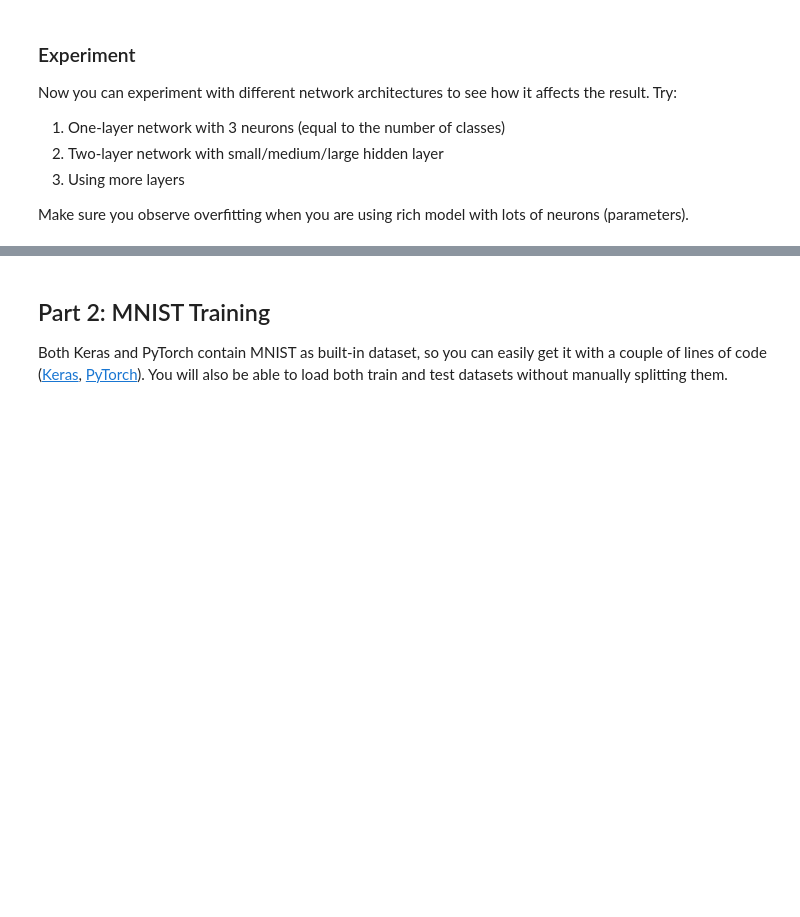
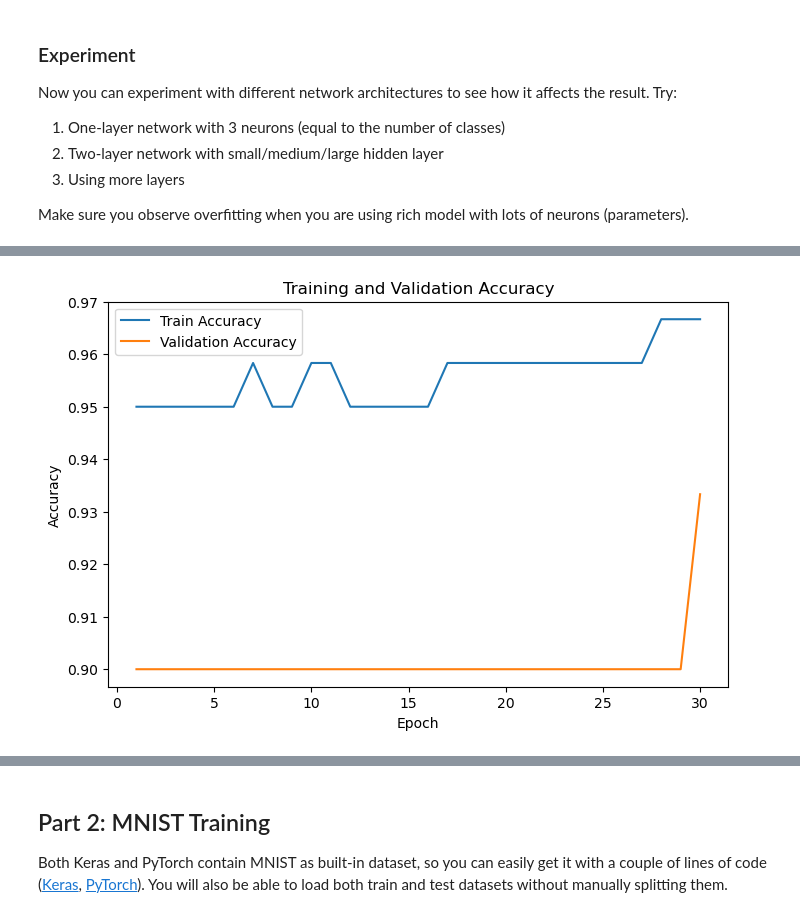
Before and after one commit to sunny-cq-wang/AI-For-Beginners, a Jupyter notebook: lessons/3-NeuralNetworks/05-Frameworks/lab/LabFrameworks.ipynb, the cells around one changed output, grey strips where cells are left out. Cells and saved outputs as stored; diff of their text form; code cells hidden in the pictures; blank space fills up the shorter version.

```diff
--- a/lessons/3-NeuralNetworks/05-Frameworks/lab/LabFrameworks.ipynb
+++ b/lessons/3-NeuralNetworks/05-Frameworks/lab/LabFrameworks.ipynb
@@ -84,0 +129,18 @@ Now you are ready to go, import your preferred framework, define the neural netw
+# %%
+# Train the network
+def train(model, loader, criterion, optimizer, epochs=20):
+    model.train() # sets model to training mode
+
+    for epoch in range(epochs):
+        total_loss = 0
+        for inputs, targets in loader:
+            optimizer.zero_grad()               # clear gradients
+            outputs = model(inputs)             # forward pass
+            loss = criterion(outputs, targets)  # compute loss
+            loss.backward()                     # backpropoagate
+            optimizer.step()                    # update weights
+
+            total_loss += loss.item()
+
+        avg_loss = total_loss / len(loader)
+        print(f"Epoch {epoch+1}, Loss: {avg_loss:.4f}")
@@ -95,0 +269,13 @@ Make sure you observe overfitting when you are using rich model with lots of neu
+# %%
+# Experiment 1
+class OneLayerNet(nn.Module):
+    def __init__(self):
+        super().__init__()
+        self.fc = nn.Linear(4, 3) # 4 features, 3 classes)
+
+    def forward(self, x):
+        return self.fc(x)
+
+modelOne = OneLayerNet()
+train_and_track(model, train_loader, test_loader, criterion, optimizer, 30)
+# %% [output]
@@ -95,0 +299 @@ Make sure you observe overfitting when you are using rich model with lots of neu
+[figure, added]
```
Also changed, not shown: parts of 25 cells of this notebook.
